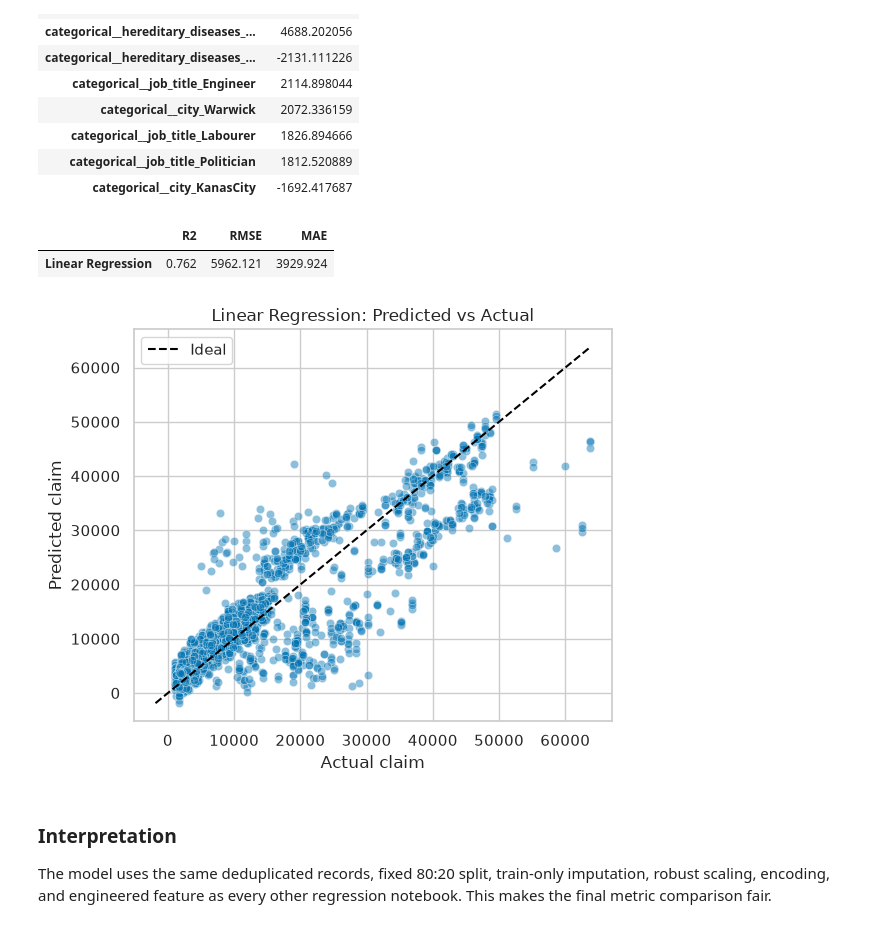
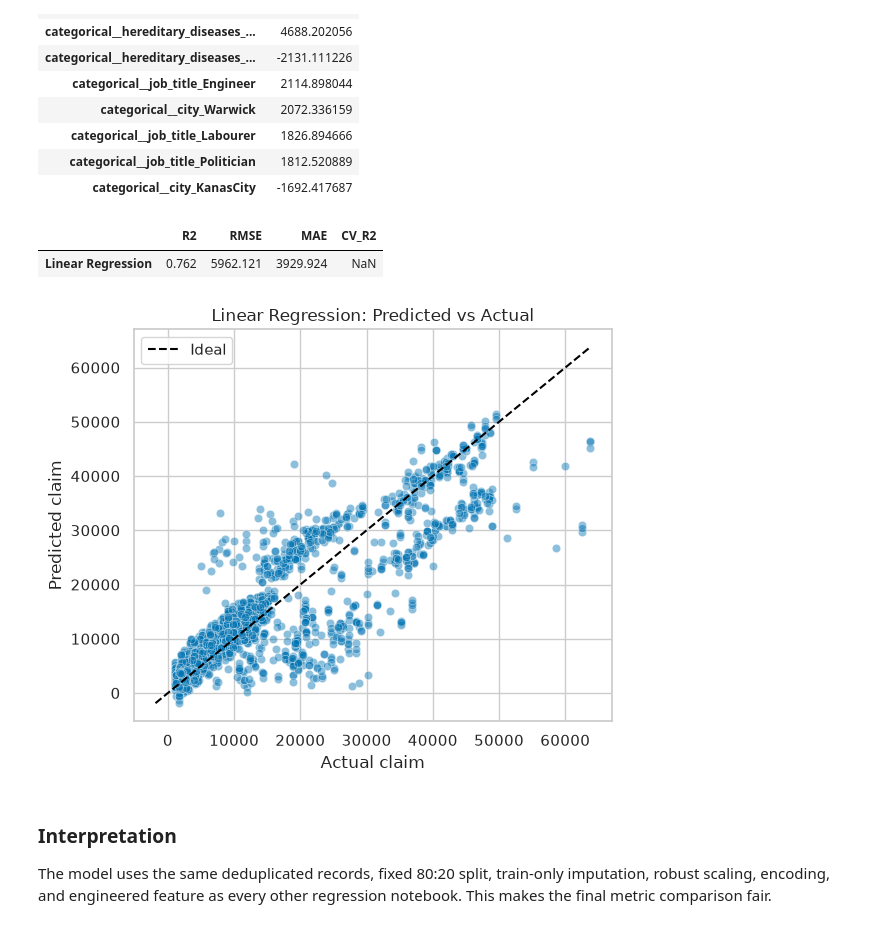
Before and after one commit to MohithKumar128/ML-301, a Jupyter notebook: notebooks/regression/01_linear_regression.ipynb, the cells around one changed output. Saved outputs shown, nothing was run; the diff lists cells and outputs as text; code cells hidden in the pictures.

Commit message:
feat: publish reproducible regression evaluation artifacts

```diff
--- a/notebooks/regression/01_linear_regression.ipynb
+++ b/notebooks/regression/01_linear_regression.ipynb
@@ -60,6 +60,9 @@ preprocessor = ColumnTransformer([
 
 print(f"Removed {duplicate_count:,} exact duplicates.")
 print(f"Training rows: {len(X_train):,}; test rows: {len(X_test):,}")
+
+results_dir = data_path.parents[1] / "student_work" / "student_1" / "results"
+results_dir.mkdir(parents=True, exist_ok=True)
 # %% [output]
 Removed 1,096 exact duplicates.
 Training rows: 11,123; test rows: 2,781
@@ -78,6 +81,8 @@ coefficients = pd.Series(
     model.named_steps["regressor"].coef_, index=feature_names
 ).sort_values(key=abs, ascending=False)
 display(coefficients.head(10).to_frame("coefficient"))
+cv_r2 = np.nan
+result_file = "01_linear_regression.csv"
 # %% [output]
 |  | coefficient |
 | numeric__smoker | 19909.640290 |
@@ -93,27 +98,29 @@ display(coefficients.head(10).to_frame("coefficient"))
 # %%
 from sklearn.metrics import mean_absolute_error, mean_squared_error, r2_score
 
 y_pred = model.predict(X_test)
 metrics = pd.DataFrame({
     "R2": [r2_score(y_test, y_pred)],
     "RMSE": [np.sqrt(mean_squared_error(y_test, y_pred))],
     "MAE": [mean_absolute_error(y_test, y_pred)],
+    "CV_R2": [cv_r2],
 }, index=[model_name])
 display(metrics.round(3))
+metrics.rename_axis("Model").reset_index().to_csv(results_dir / result_file, index=False)
 
 fig, ax = plt.subplots(figsize=(6, 5))
 sns.scatterplot(x=y_test, y=y_pred, alpha=0.45, ax=ax)
 limits = [min(y_test.min(), y_pred.min()), max(y_test.max(), y_pred.max())]
 ax.plot(limits, limits, "--", color="black", label="Ideal")
 ax.set(title=f"{model_name}: Predicted vs Actual", xlabel="Actual claim", ylabel="Predicted claim")
 ax.legend()
 plt.tight_layout()
 plt.show()
 
-assert np.isfinite(metrics.to_numpy()).all()
+assert np.isfinite(metrics[["R2", "RMSE", "MAE"]].to_numpy()).all()
 # %% [output]
-|  | R2 | RMSE | MAE |
-| Linear Regression | 0.762 | 5962.121 | 3929.924 |
+|  | R2 | RMSE | MAE | CV_R2 |
+| Linear Regression | 0.762 | 5962.121 | 3929.924 | NaN |
 [figure]
 # %% [markdown]
 ### Interpretation
```
Also changed, not shown: parts of 1 cell of this notebook, 10 other files.
